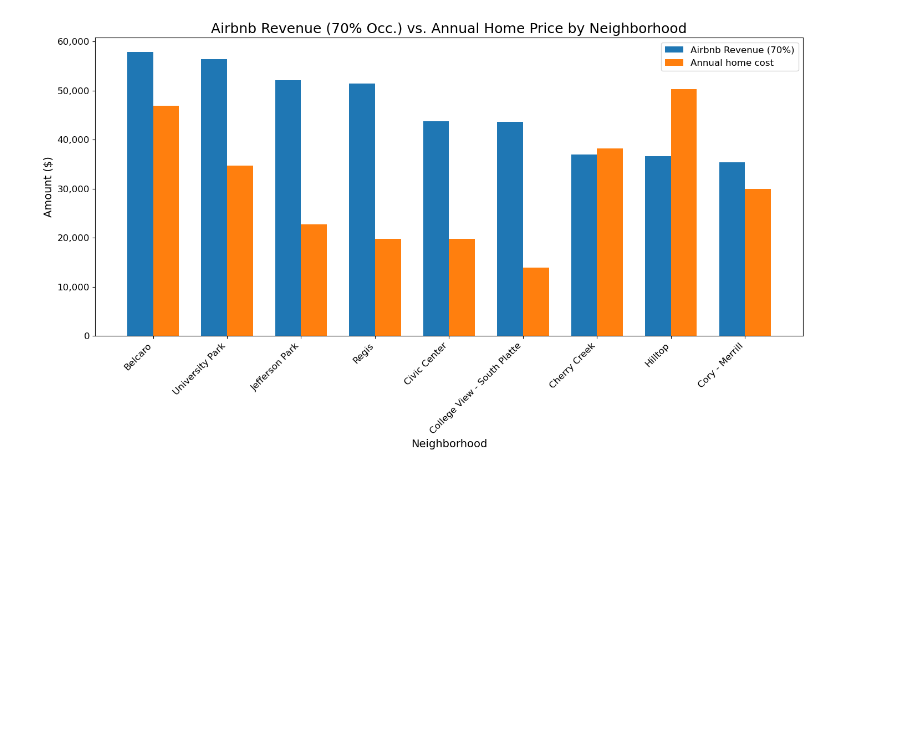
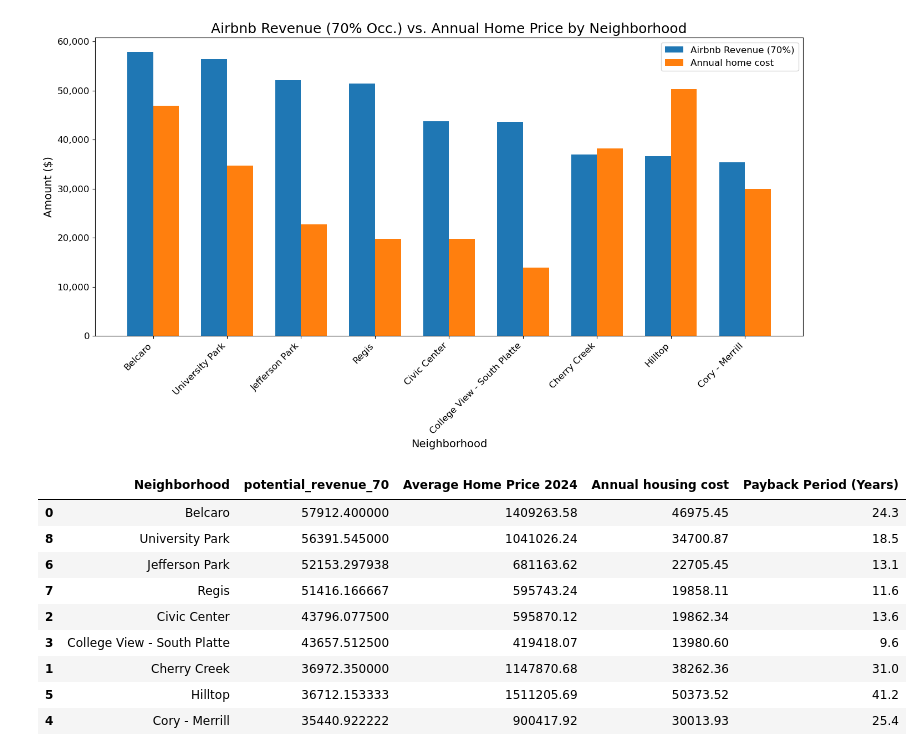
Before and after one commit to kanchanratan1980/Project-5_Group-3, a Jupyter notebook: airbnb.ipynb, the cells around one changed output. Drawn from its saved outputs; the diff is of its cells as text; code cells hidden in the pictures; blank space fills up the shorter version.

```diff
--- a/airbnb.ipynb
+++ b/airbnb.ipynb
@@ -546,3 +546,18 @@ plt.savefig('graphs/revenue_v_home_price.png')
 plt.show()
 # %% [output]
 [figure]
+# %%
+# How long will it take to make back the investment at 70% occupancy rate
+combined_df["Payback Period (Years)"] = (combined_df["Average Home Price 2024"] / combined_df["potential_revenue_70"]).round(1)
+combined_df
+# %% [output]
+|  | Neighborhood | potential_revenue_70 | Average Home Price 2024 | Annual housing cost | Payback Period (Years) |
+| 0 | Belcaro | 57912.400000 | 1409263.58 | 46975.45 | 24.3 |
+| 8 | University Park | 56391.545000 | 1041026.24 | 34700.87 | 18.5 |
+| 6 | Jefferson Park | 52153.297938 | 681163.62 | 22705.45 | 13.1 |
+| 7 | Regis | 51416.166667 | 595743.24 | 19858.11 | 11.6 |
+| 2 | Civic Center | 43796.077500 | 595870.12 | 19862.34 | 13.6 |
+| 3 | College View - South Platte | 43657.512500 | 419418.07 | 13980.60 | 9.6 |
+| 1 | Cherry Creek | 36972.350000 | 1147870.68 | 38262.36 | 31.0 |
+| 5 | Hilltop | 36712.153333 | 1511205.69 | 50373.52 | 41.2 |
+| 4 | Cory - Merrill | 35440.922222 | 900417.92 | 30013.93 | 25.4 |
```
Also changed, not shown: parts of 1 cell of this notebook.
